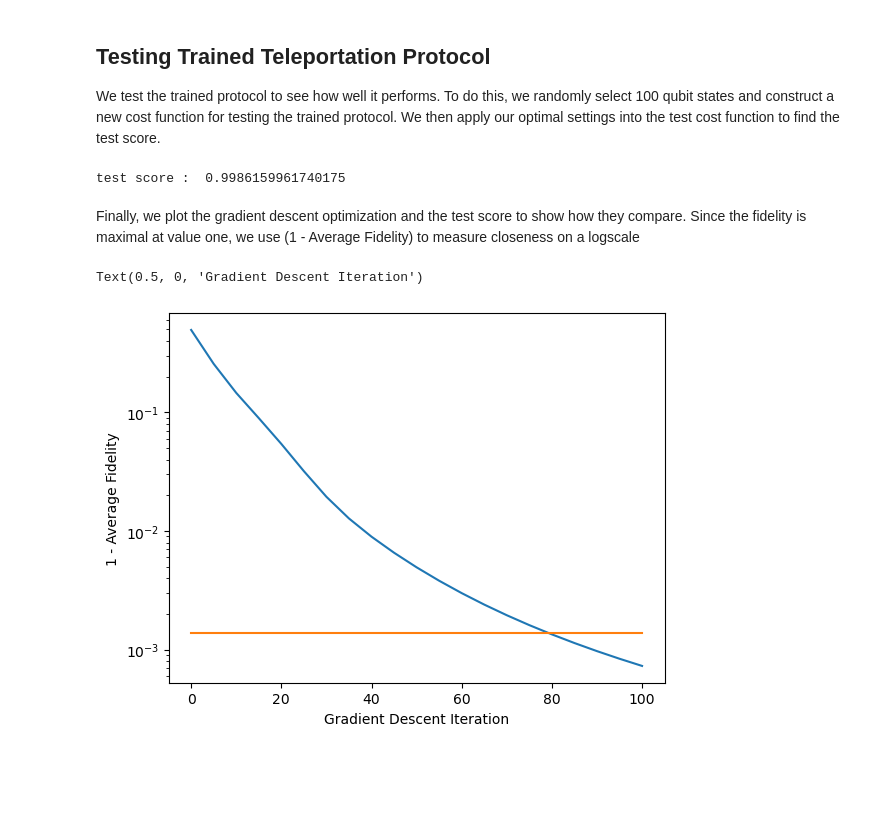
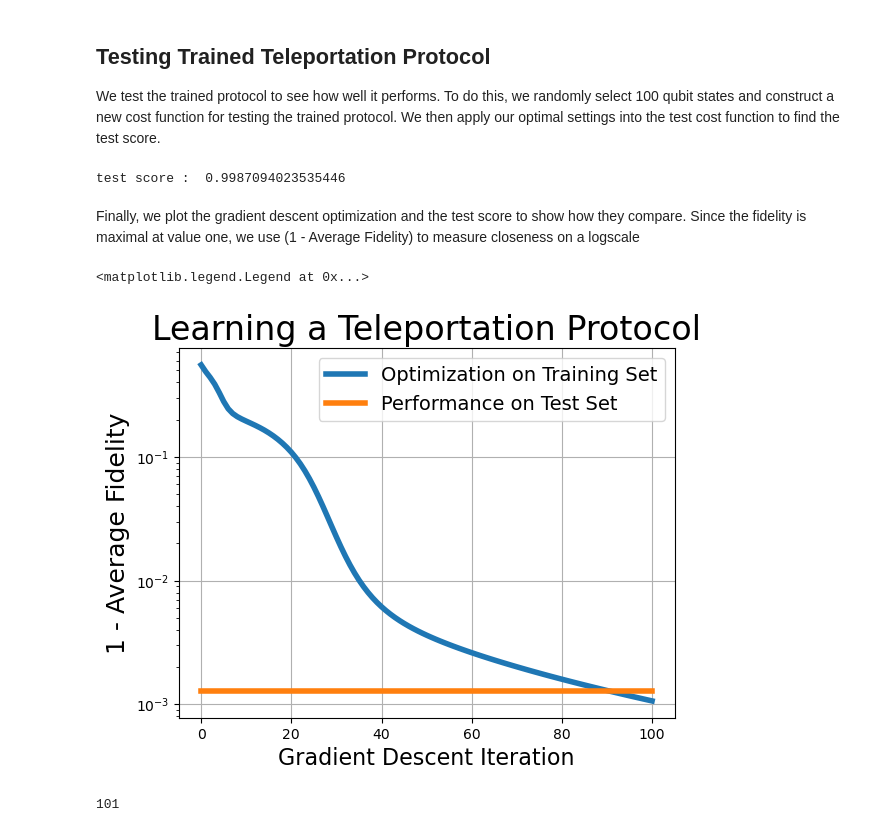
Before and after one commit to ChitambarLab/qNetVO, a Jupyter notebook: demos/training_a_teleportation_protocol.ipynb, the cells around one changed output. Cells and saved outputs as stored; diff of their text form; code cells hidden in the pictures; blank space fills up the shorter version.

```diff
--- a/demos/training_a_teleportation_protocol.ipynb
+++ b/demos/training_a_teleportation_protocol.ipynb
@@ -128,9 +128,9 @@ init_settings = qnetvo.NetworkAnsatz(
 opt_dict = qnetvo.gradient_descent(
     training_cost,
     init_settings,
-    step_size=1.5,
+    step_size=1.6,
     num_steps=100,
-    sample_width=5,
+    sample_width=1,
     verbose=True,
 )
 # %% [output]
@@ -169,15 +169,22 @@ test_score = - test_cost(*opt_dict["opt_settings"])
 
 print("test score : ", test_score)
 # %% [output]
-test score :  0.9986159961740175
+test score :  0.9987094023535446
 # %% [markdown]
 Finally, we plot the gradient descent optimization and the test score to show how they compare.
 Since the fidelity is maximal at value one, we use (1 - Average Fidelity) to measure closeness on a logscale
 # %%
-plt.semilogy(range(0,101,5), 1 - np.array(opt_dict["scores"]))
-plt.semilogy(range(0,101,5), 1 - np.array([test_score]*21))
-plt.ylabel("1 - Average Fidelity")
-plt.xlabel("Gradient Descent Iteration")
+plt.semilogy(range(0,101), 1 - np.array(opt_dict["scores"]), label="Optimization on Training Set", linewidth=4)
+plt.semilogy(range(0,101), 1 - np.array([test_score]*101), label="Performance on Test Set", linewidth=4)
+plt.title("Learning a Teleportation Protocol", size=24)
+plt.ylabel("1 - Average Fidelity", size=18)
+plt.xlabel("Gradient Descent Iteration", size=16)
+plt.grid()
+plt.legend(fontsize=14)
 # %% [output]
-Text(0.5, 0, 'Gradient Descent Iteration')
+<matplotlib.legend.Legend at 0x...>
-[figure, old version]
+[figure, new version]
+# %%
+len(opt_dict["scores"])
+# %% [output]
+101
```
Also changed, not shown: parts of 1 cell of this notebook, 21 other files.
